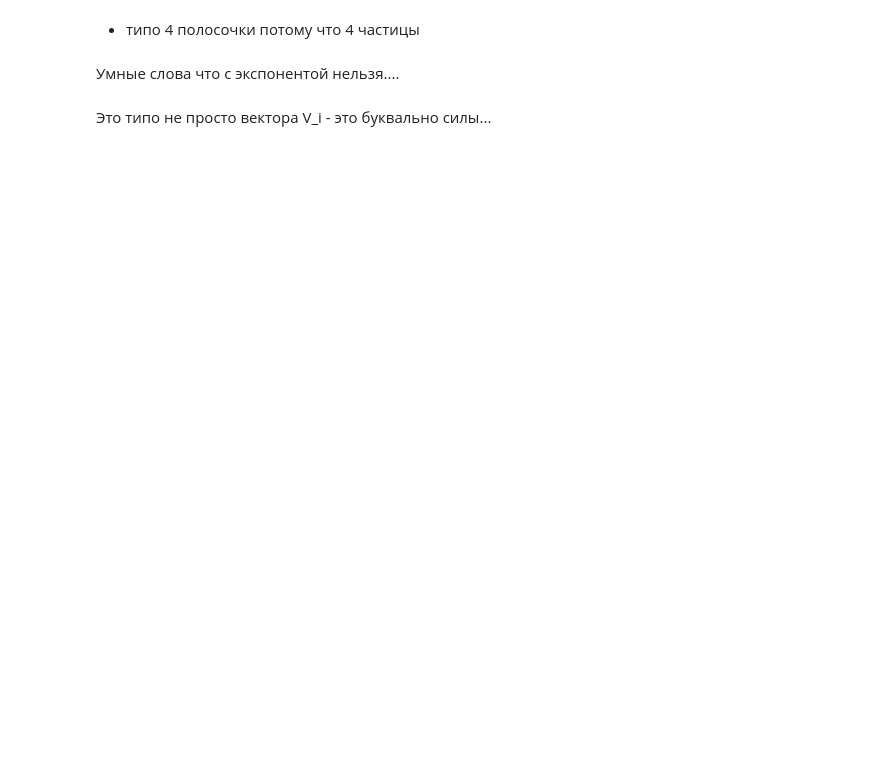
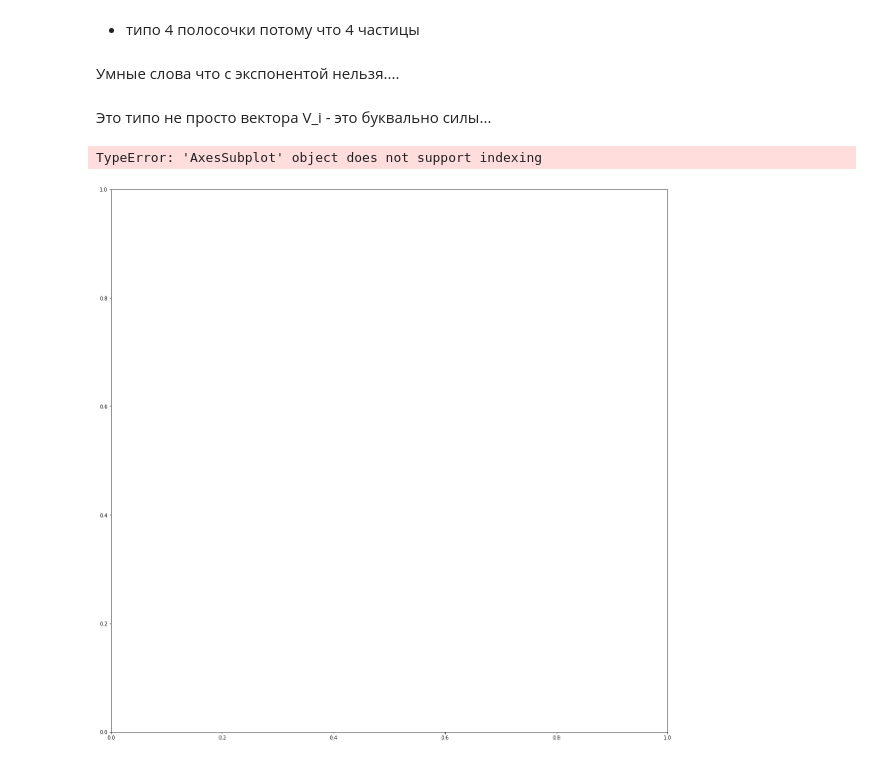
Before and after one commit to Alphonsce/Machine-learning-for-MD-project, a Jupyter notebook: gpr_sklearn.ipynb, the cells around one changed output. Saved outputs shown, nothing was run; the diff lists cells and outputs as text; code cells hidden in the pictures; blank space fills up the shorter version.

```diff
--- a/gpr_sklearn.ipynb
+++ b/gpr_sklearn.ipynb
@@ -146,3 +169,31 @@ array([[2.2072368, 0.       , 0.       ],
 Умные слова что с экспонентой нельзя....
 # %% [markdown]
 Это типо не просто вектора V_i - это буквально силы...
+# %%
+def plot_matrix(X, Y_pred, Y_true, figsize=(15, 15)):
+    '''
+    Function which plots matrix of dependencies: f_i(X_jj)
+    '''
+    k = len(Y_pred[0])
+    fig, axes = plt.subplots(k, k, figsize=figsize)
+
+    for i in range(k):  # цикл по компонентам силы
+        y_pred = [elem[i] for elem in Y_pred]
+        y_true = [elem[i] for elem in Y_true]
+        for j in range(k):
+            x = [elem.reshape(CFG.K, CFG.K)[j][j] for elem in X]
+            axes[i][j].set_title(f'$f_{i}(X_{str(j)})$')
+            axes[i][j].scatter(x, y_pred, label="Predicted", s=10)
+            axes[i][j].scatter(x, y_true, label="True", s=10)
+            axes[i][j].legend(loc="best")
+
+plot_matrix(
+    X=val_X,
+    Y_pred=Y_pred,
+    Y_true=Y_true,
+
+    figsize=(20, 20)
+)
+# %% [output]
+TypeError: 'AxesSubplot' object does not support indexing
+[figure, added]
```
Also changed, not shown: parts of 7 cells of this notebook, 7 other files.
